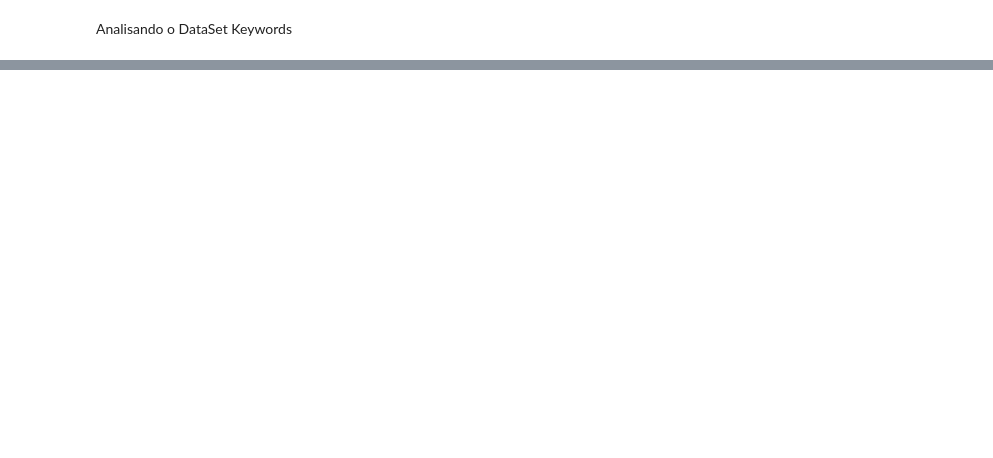
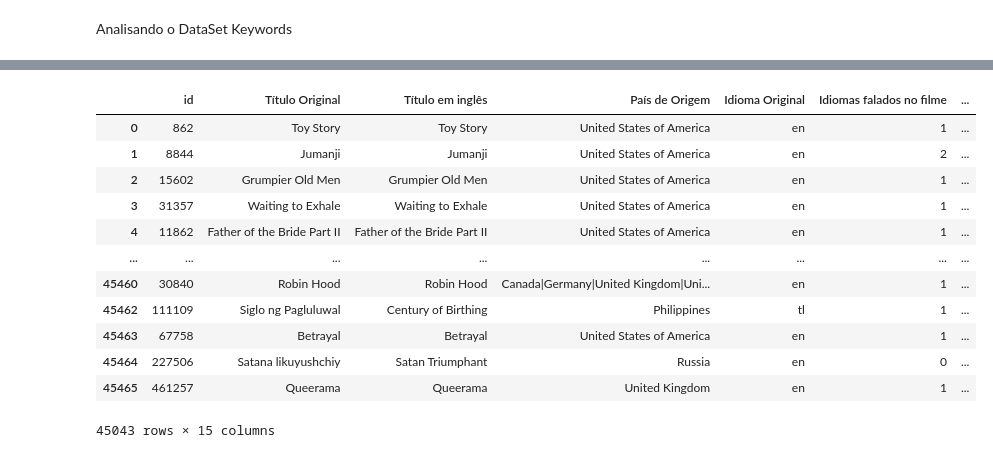
Before and after one commit to py-zeli/BoraVer, a Jupyter notebook: test.ipynb, the cells around one changed output, grey strips where cells are left out. Cells and saved outputs as stored; diff of their text form; code cells hidden in the pictures; blank space fills up the shorter version.

```diff
--- a/test.ipynb
+++ b/test.ipynb
@@ -131,0 +550,16 @@ Analisando o DataSet Keywords
+# %%
+df_filtrado
+# %% [output]
+|  | id | Título Original | Título em inglês | País de Origem | Idioma Original | Idiomas falados no filme | ... |
+| 0 | 862 | Toy Story | Toy Story | United States of America | en | 1 | ... |
+| 1 | 8844 | Jumanji | Jumanji | United States of America | en | 2 | ... |
+| 2 | 15602 | Grumpier Old Men | Grumpier Old Men | United States of America | en | 1 | ... |
+| 3 | 31357 | Waiting to Exhale | Waiting to Exhale | United States of America | en | 1 | ... |
+| 4 | 11862 | Father of the Bride Part II | Father of the Bride Part II | United States of America | en | 1 | ... |
+| ... | ... | ... | ... | ... | ... | ... | ... |
+| 45460 | 30840 | Robin Hood | Robin Hood | Canada|Germany|United Kingdom|Uni... | en | 1 | ... |
+| 45462 | 111109 | Siglo ng Pagluluwal | Century of Birthing | Philippines | tl | 1 | ... |
+| 45463 | 67758 | Betrayal | Betrayal | United States of America | en | 1 | ... |
+| 45464 | 227506 | Satana likuyushchiy | Satan Triumphant | Russia | en | 0 | ... |
+| 45465 | 461257 | Queerama | Queerama | United Kingdom | en | 1 | ... |
+45043 rows × 15 columns
```
Also changed, not shown: parts of 26 cells of this notebook, 2 other files.
